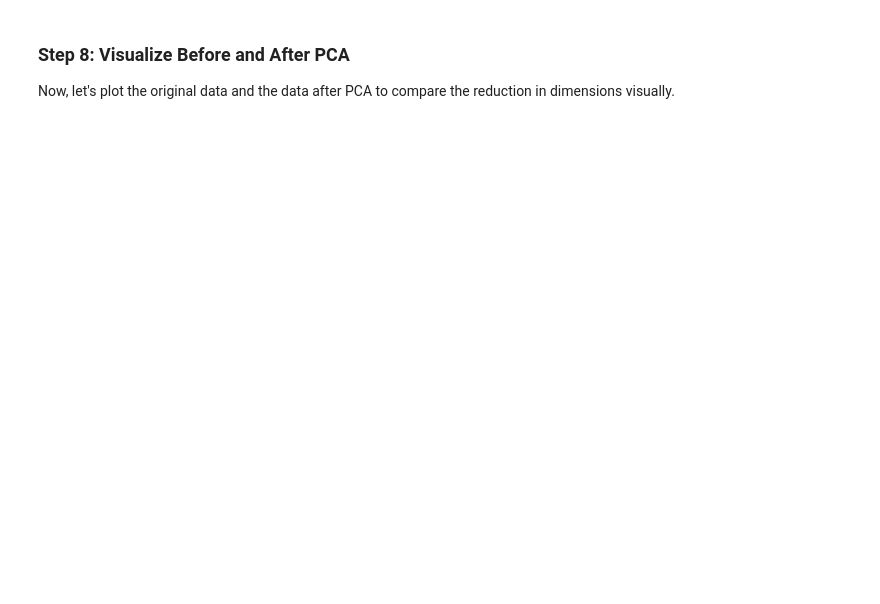
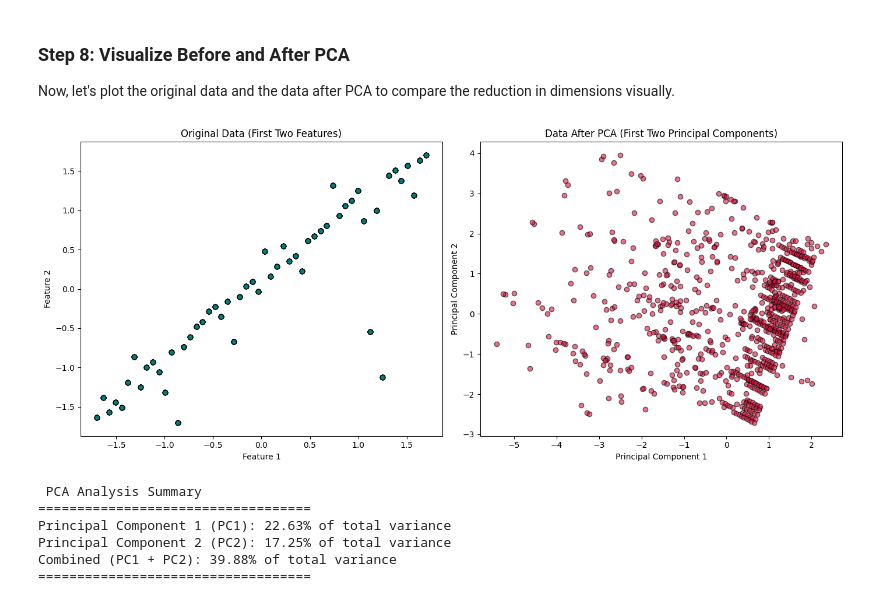
Before and after one commit to Phinatech/PCA_Assignment_formative, a Jupyter notebook: Template_PCA_Formative_1[Peer_Pair_Number].ipynb, the cells around one changed output. Saved outputs shown, nothing was run; the diff lists cells and outputs as text; code cells hidden in the pictures; blank space fills up the shorter version.

```diff
--- a/Template_PCA_Formative_1[Peer_Pair_Number].ipynb
+++ b/Template_PCA_Formative_1[Peer_Pair_Number].ipynb
@@ -183,0 +205,15 @@ reduced_data[:5]
+# %%
+# Step 6: Project Data onto Principal Components
+
+# Compute cumulative variance
+cumulative_variance = np.cumsum(explained_variance_ratio)
+
+# Choose number of components explaining at least 95% variance
+num_components = np.argmax(cumulative_variance >= 0.95) + 1
+print(f"Number of components selected to explain ≥95% variance: {num_components}")
+
+# Project data onto principal components
+reduced_data = np.dot(standardized_data, sorted_eigenvectors[:, :num_components])
+
+print("Reduced data shape:", reduced_data.shape)
+print("First 5 rows:\n", reduced_data[:5])
@@ -201,0 +271,41 @@ Now, let's plot the original data and the data after PCA to compare the reductio
+# %%
+# Step 8: Visualization - Before and After PCA
+
+plt.figure(figsize=(14,6))
+
+# --- Plot Original Data (first two features) ---
+plt.subplot(1, 2, 1)
+plt.scatter(standardized_data[:, 0], standardized_data[:, 1],
+            color='teal', alpha=0.6, edgecolors='k')
+plt.title("Original Data (First Two Features)")
+plt.xlabel("Feature 1")
+plt.ylabel("Feature 2")
+
+# --- Plot Reduced Data (first two principal components) ---
+plt.subplot(1, 2, 2)
+plt.scatter(reduced_data[:, 0], reduced_data[:, 1],
+            color='crimson', alpha=0.6, edgecolors='k')
+plt.title("Data After PCA (First Two Principal Components)")
+plt.xlabel("Principal Component 1")
+plt.ylabel("Principal Component 2")
+
+plt.tight_layout()
+plt.show()
+
+
+# Analysis Summary
+
+print("\n PCA Analysis Summary")
+print("=" * 35)
+print(f"Principal Component 1 (PC1): {explained_variance_ratio[0] * 100:.2f}% of total variance")
+print(f"Principal Component 2 (PC2): {explained_variance_ratio[1] * 100:.2f}% of total variance")
+print(f"Combined (PC1 + PC2): {(explained_variance_ratio[0] + explained_variance_ratio[1]) * 100:.2f}% of total variance")
+print("=" * 35)
+# %% [output]
+[figure, added]
+ PCA Analysis Summary
+===================================
+Principal Component 1 (PC1): 22.63% of total variance
+Principal Component 2 (PC2): 17.25% of total variance
+Combined (PC1 + PC2): 39.88% of total variance
+===================================
```
Also changed, not shown: parts of 5 cells of this notebook.
